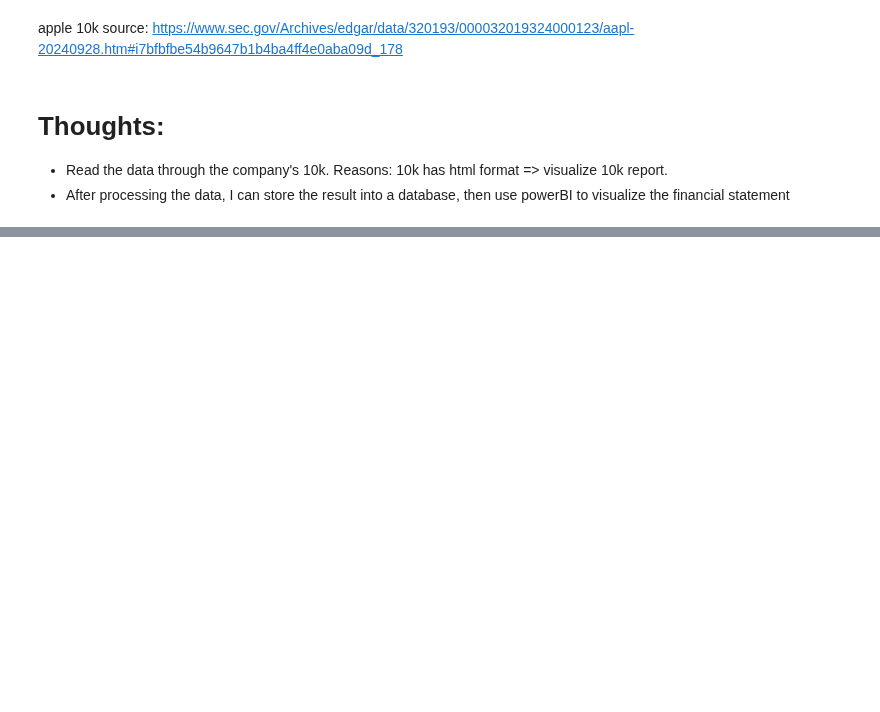
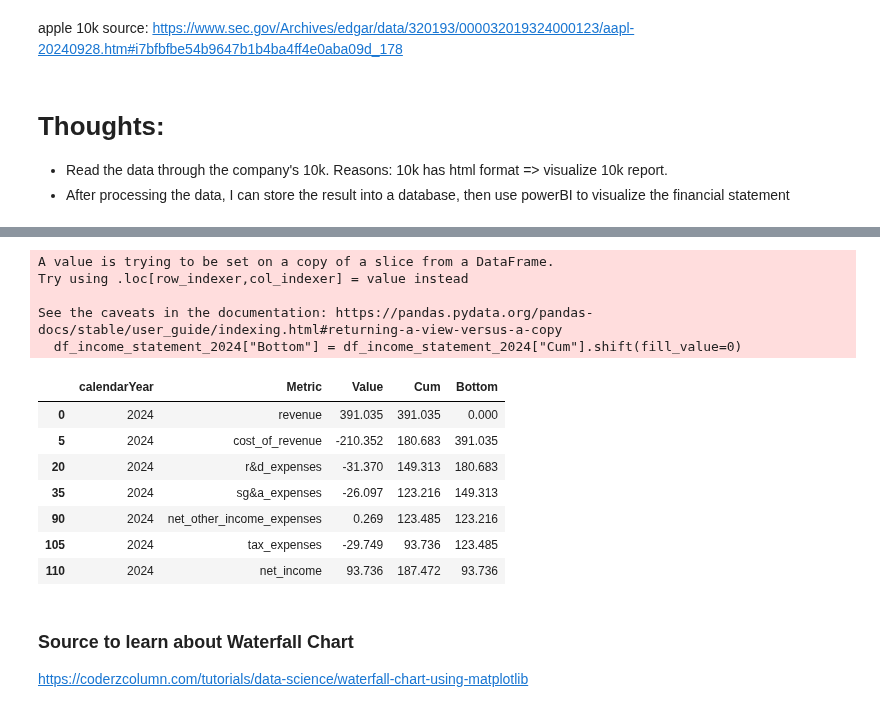
Before and after one commit to tdoan123/data-learning-journey, a Jupyter notebook: Projects/FinancialStatementAnalysis/apple_income_statement_annual.ipynb, the cells around one changed output, grey strips where cells are left out. Drawn from its saved outputs; the diff is of its cells as text; code cells hidden in the pictures; blank space fills up the shorter version.

```diff
--- a/Projects/FinancialStatementAnalysis/apple_income_statement_annual.ipynb
+++ b/Projects/FinancialStatementAnalysis/apple_income_statement_annual.ipynb
@@ -620,0 +653,22 @@ apple 10k source: https://www.sec.gov/Archives/edgar/data/320193/000032019324000
+# %%
+df_income_statement_2024["Bottom"] = df_income_statement_2024["Cum"].shift(fill_value=0)
+# %% [output]
+A value is trying to be set on a copy of a slice from a DataFrame.
+Try using .loc[row_indexer,col_indexer] = value instead
+
+See the caveats in the documentation: https://pandas.pydata.org/pandas-docs/stable/user_guide/indexing.html#returning-a-view-versus-a-copy
+  df_income_statement_2024["Bottom"] = df_income_statement_2024["Cum"].shift(fill_value=0)
+# %%
+df_income_statement_2024
+# %% [output]
+|  | calendarYear | Metric | Value | Cum | Bottom |
+| 0 | 2024 | revenue | 391.035 | 391.035 | 0.000 |
+| 5 | 2024 | cost_of_revenue | -210.352 | 180.683 | 391.035 |
+| 20 | 2024 | r&d_expenses | -31.370 | 149.313 | 180.683 |
+| 35 | 2024 | sg&a_expenses | -26.097 | 123.216 | 149.313 |
+| 90 | 2024 | net_other_income_expenses | 0.269 | 123.485 | 123.216 |
+| 105 | 2024 | tax_expenses | -29.749 | 93.736 | 123.485 |
+| 110 | 2024 | net_income | 93.736 | 187.472 | 93.736 |
+# %% [markdown]
+### Source to learn about Waterfall Chart
+https://coderzcolumn.com/tutorials/data-science/waterfall-chart-using-matplotlib
```
Also changed, not shown: parts of 12 cells of this notebook.
